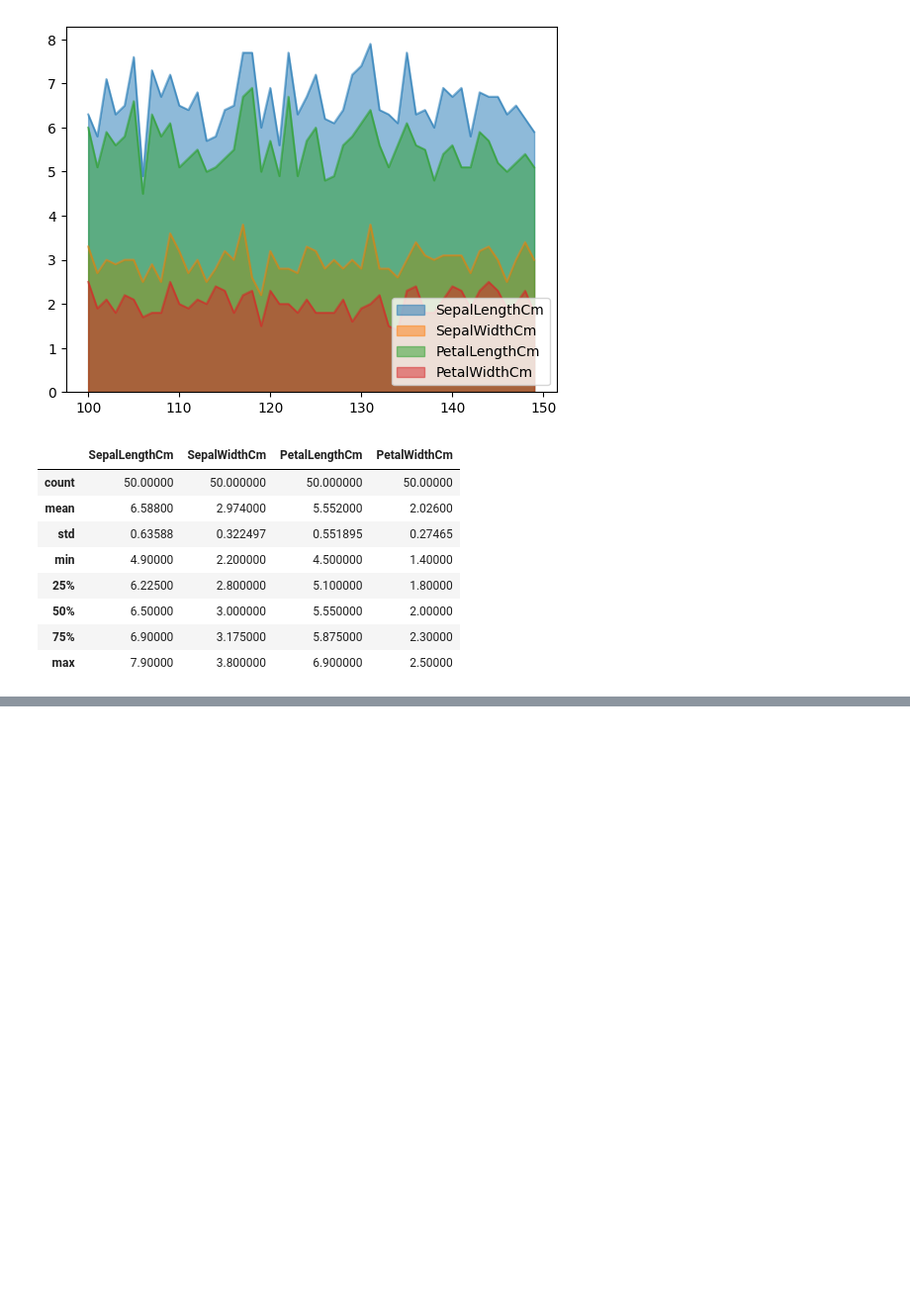
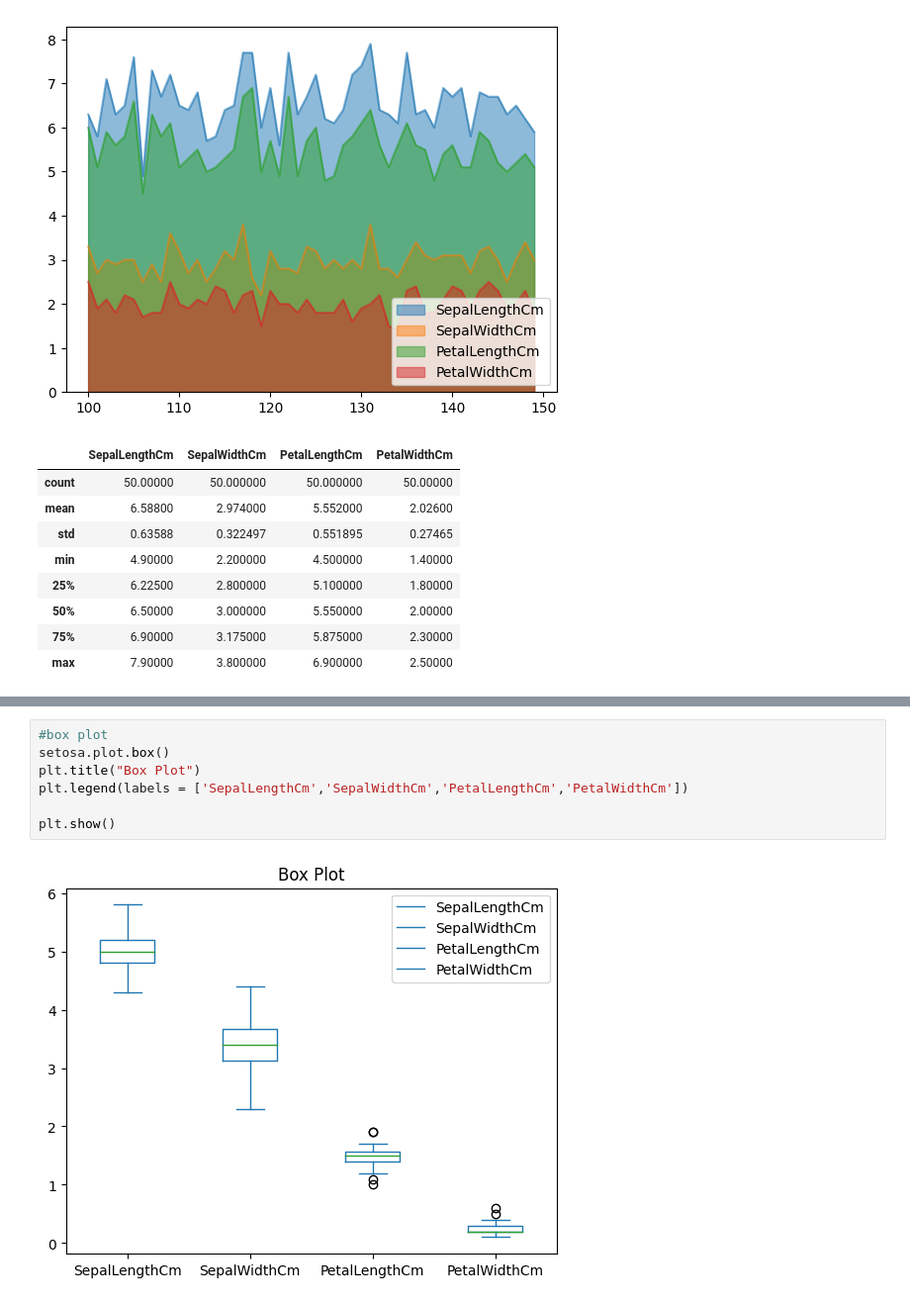
Before and after one commit to naveenjohn942-prog/python_prac, a Jupyter notebook: mat_plot.ipynb, the cells around one changed output, grey strips where cells are left out. Shown at 99% size. Drawn from its saved outputs; the diff is of its cells as text; blank space fills up the shorter version.

```diff
--- a/mat_plot.ipynb
+++ b/mat_plot.ipynb
@@ -158,0 +182,9 @@ virginica.describe()
+# %%
+#box plot
+setosa.plot.box()
+plt.title("Box Plot")
+plt.legend(labels = ['SepalLengthCm','SepalWidthCm','PetalLengthCm','PetalWidthCm'])
+
+plt.show()
+# %% [output]
+[figure, added]
```
Also changed, not shown: parts of 3 cells of this notebook, 1 other file.
